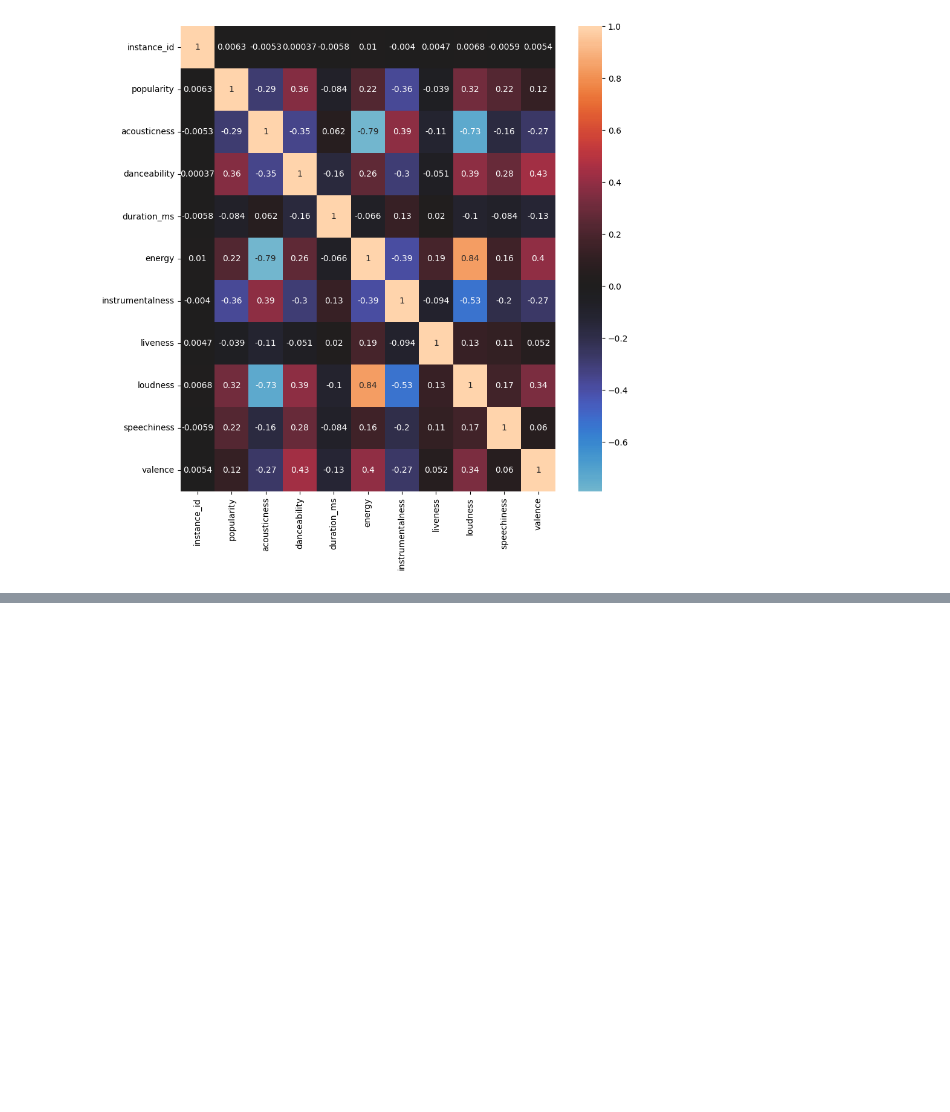
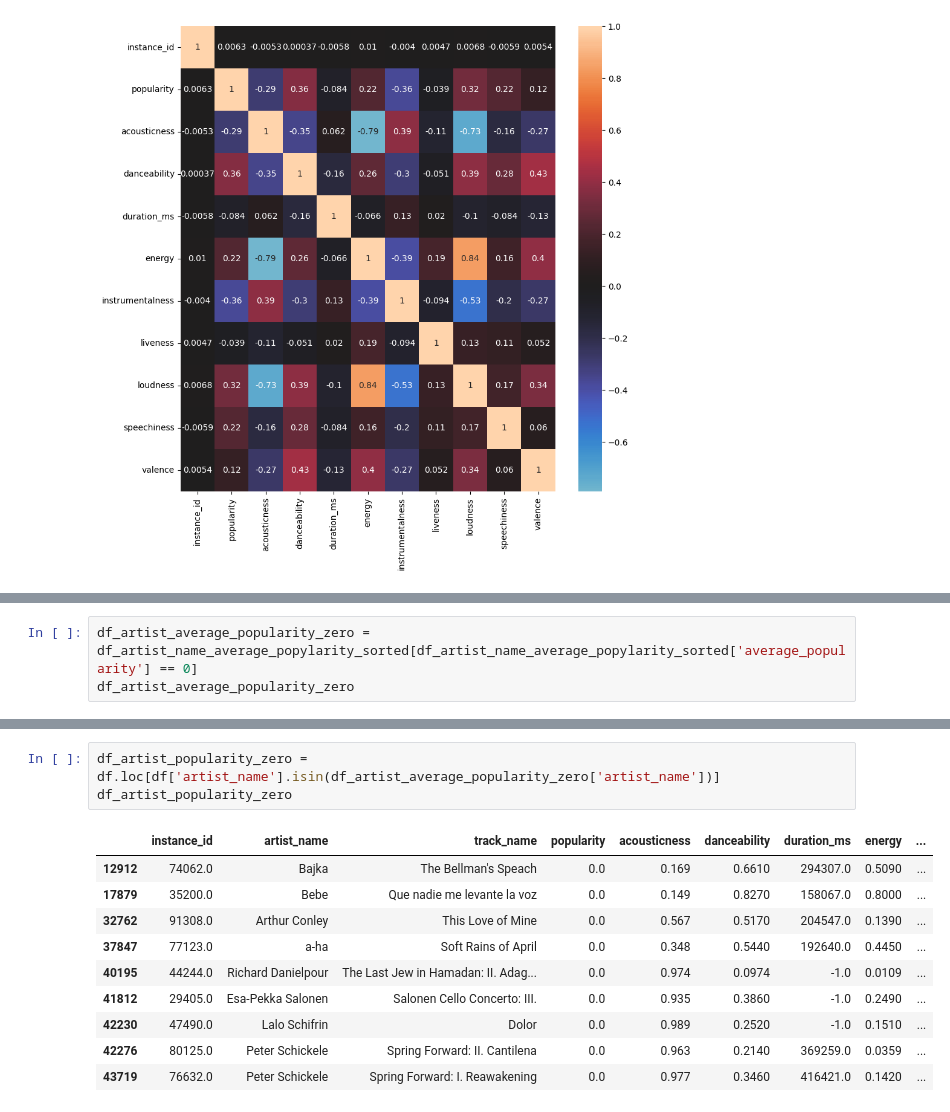
Before and after one commit to smoreyra/Solange-Moreyra-Repository, a Jupyter notebook: EDA Python.ipynb, the cells around one changed output, grey strips where cells are left out. Drawn from its saved outputs; the diff is of its cells as text; blank space fills up the shorter version.

```diff
--- a/EDA Python.ipynb
+++ b/EDA Python.ipynb
@@ -326,0 +326,3 @@ duplicated_artist.head()
+# %%
+df_artist_average_popularity_zero = df_artist_name_average_popylarity_sorted[df_artist_name_average_popylarity_sorted['average_popularity'] == 0]
+df_artist_average_popularity_zero
@@ -326,0 +339,14 @@ duplicated_artist.head()
+# %%
+df_artist_popularity_zero = df.loc[df['artist_name'].isin(df_artist_average_popularity_zero['artist_name'])]
+df_artist_popularity_zero
+# %% [output]
+|  | instance_id | artist_name | track_name | popularity | acousticness | danceability | duration_ms | energy | ... |
+| 12912 | 74062.0 | Bajka | The Bellman's Speach | 0.0 | 0.169 | 0.6610 | 294307.0 | 0.5090 | ... |
+| 17879 | 35200.0 | Bebe | Que nadie me levante la voz | 0.0 | 0.149 | 0.8270 | 158067.0 | 0.8000 | ... |
+| 32762 | 91308.0 | Arthur Conley | This Love of Mine | 0.0 | 0.567 | 0.5170 | 204547.0 | 0.1390 | ... |
+| 37847 | 77123.0 | a-ha | Soft Rains of April | 0.0 | 0.348 | 0.5440 | 192640.0 | 0.4450 | ... |
+| 40195 | 44244.0 | Richard Danielpour | The Last Jew in Hamadan: II. Adag... | 0.0 | 0.974 | 0.0974 | -1.0 | 0.0109 | ... |
+| 41812 | 29405.0 | Esa-Pekka Salonen | Salonen Cello Concerto: III. | 0.0 | 0.935 | 0.3860 | -1.0 | 0.2490 | ... |
+| 42230 | 47490.0 | Lalo Schifrin | Dolor | 0.0 | 0.989 | 0.2520 | -1.0 | 0.1510 | ... |
+| 42276 | 80125.0 | Peter Schickele | Spring Forward: II. Cantilena | 0.0 | 0.963 | 0.2140 | 369259.0 | 0.0359 | ... |
+| 43719 | 76632.0 | Peter Schickele | Spring Forward: I. Reawakening | 0.0 | 0.977 | 0.3460 | 416421.0 | 0.1420 | ... |
```
Also changed, not shown: parts of 72 cells of this notebook.
